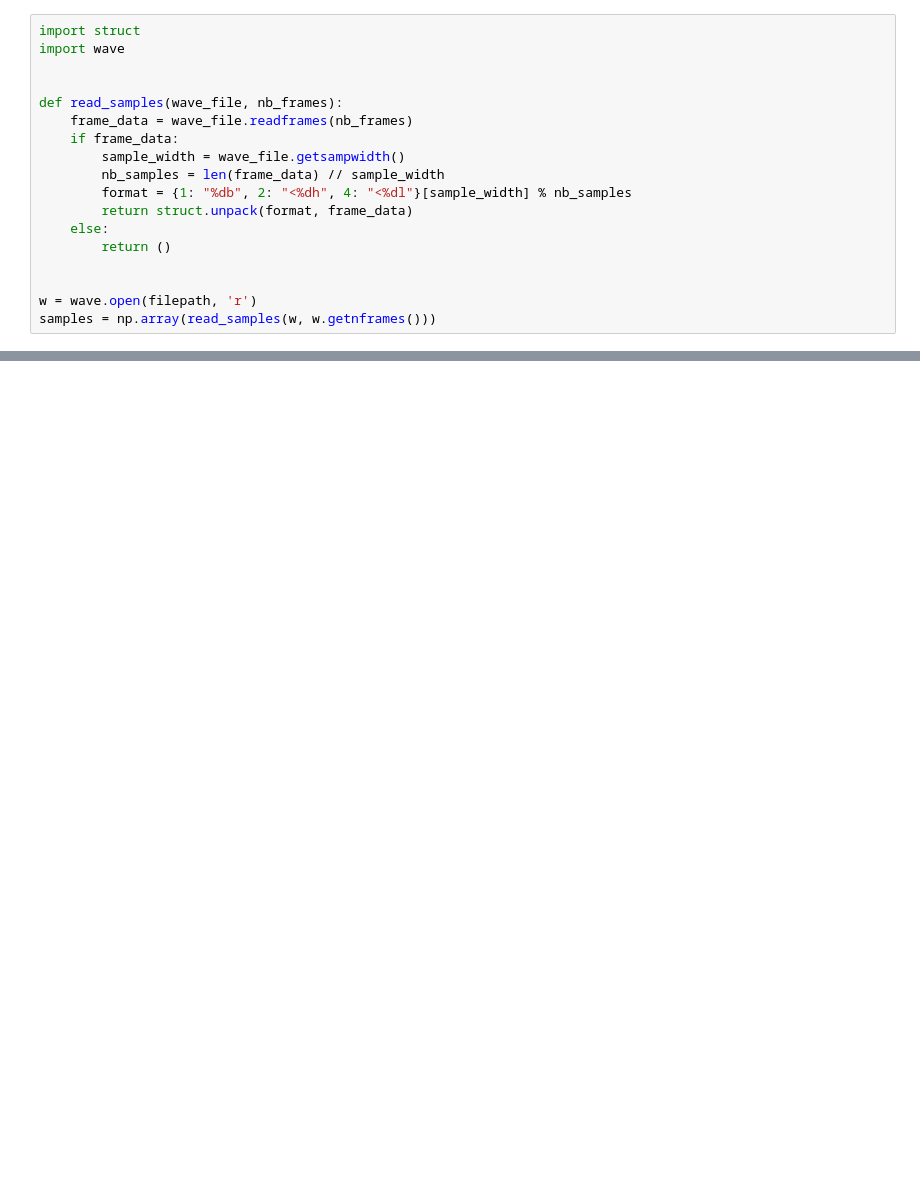
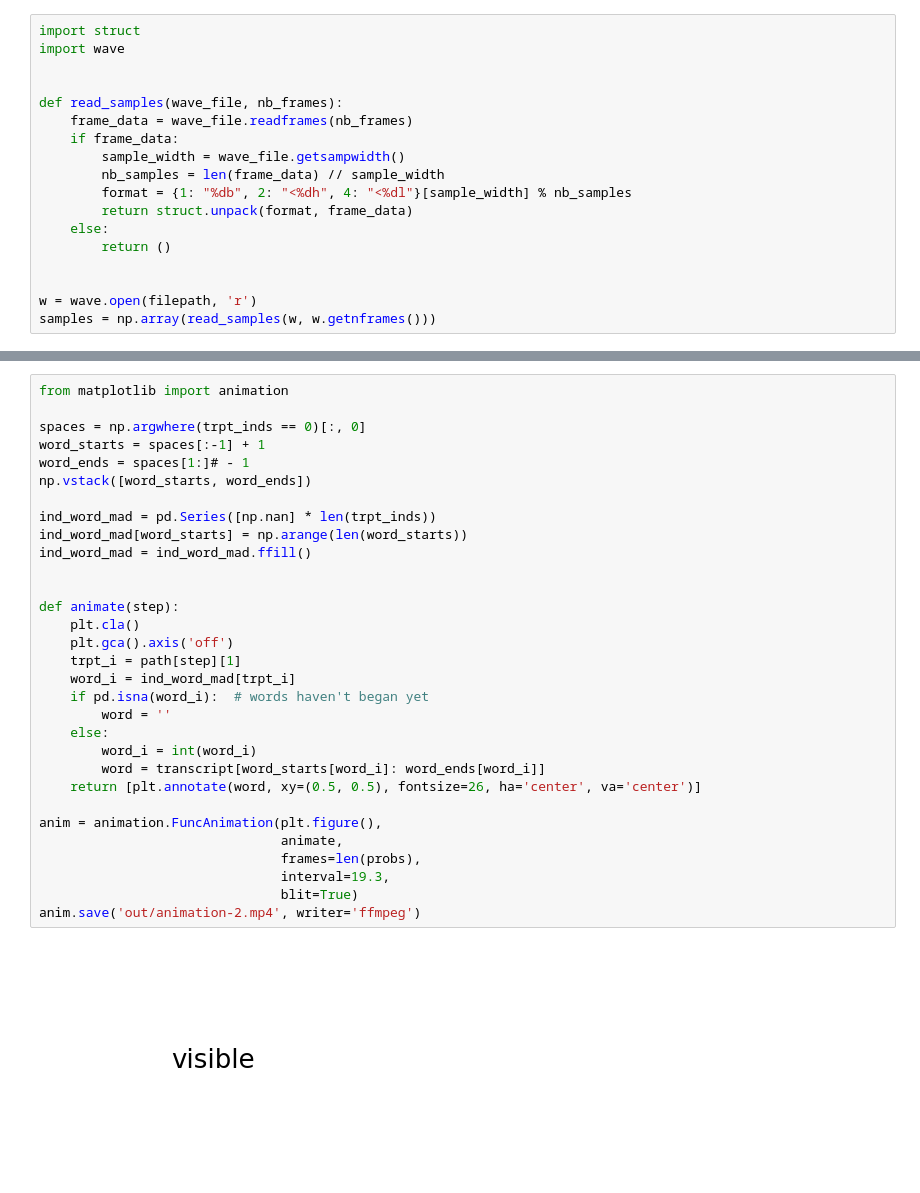
Before and after one commit to Breedoon/BookSync, a Jupyter notebook: __main__.ipynb, the cells around one changed output, grey strips where cells are left out. Saved outputs shown, nothing was run; the diff lists cells and outputs as text; blank space fills up the shorter version.

Commit message:
Added export to animation

```diff
--- a/__main__.ipynb
+++ b/__main__.ipynb
@@ -176,0 +179,33 @@ plt.show()
+# %%
+from matplotlib import animation
+
+spaces = np.argwhere(trpt_inds == 0)[:, 0]
+word_starts = spaces[:-1] + 1
+word_ends = spaces[1:]# - 1
+np.vstack([word_starts, word_ends])
+
+ind_word_mad = pd.Series([np.nan] * len(trpt_inds))
+ind_word_mad[word_starts] = np.arange(len(word_starts))
+ind_word_mad = ind_word_mad.ffill()
+
+
+def animate(step):
+    plt.cla()
+    plt.gca().axis('off')
+    trpt_i = path[step][1]
+    word_i = ind_word_mad[trpt_i]
+    if pd.isna(word_i):  # words haven't began yet
+        word = ''
+    else:
+        word_i = int(word_i)
+        word = transcript[word_starts[word_i]: word_ends[word_i]]
+    return [plt.annotate(word, xy=(0.5, 0.5), fontsize=26, ha='center', va='center')]
+
+anim = animation.FuncAnimation(plt.figure(),
+                               animate,
+                               frames=len(probs),
+                               interval=19.3,
+                               blit=True)
+anim.save('out/animation-2.mp4', writer='ffmpeg')
+# %% [output]
+[figure, added]
```
Also changed, not shown: parts of 4 cells of this notebook.
